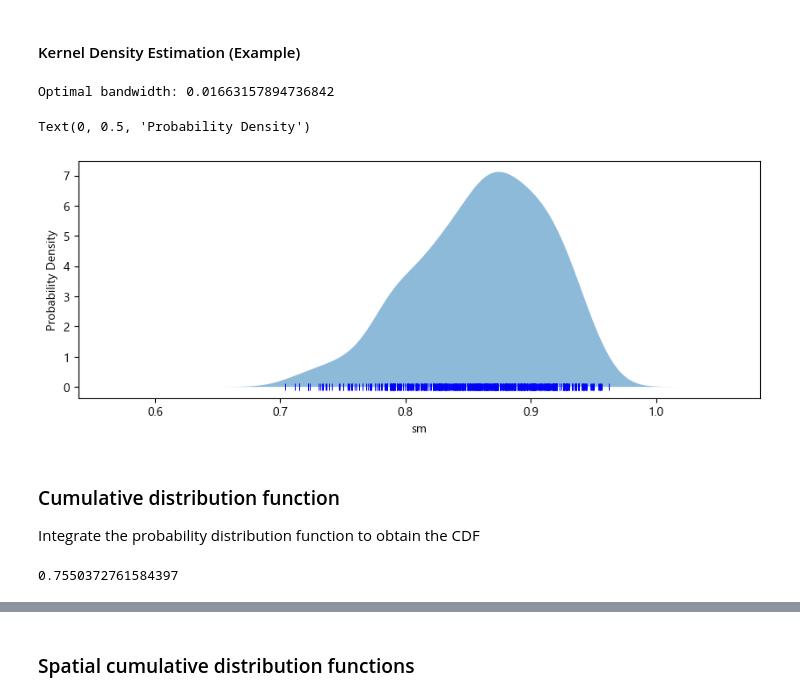
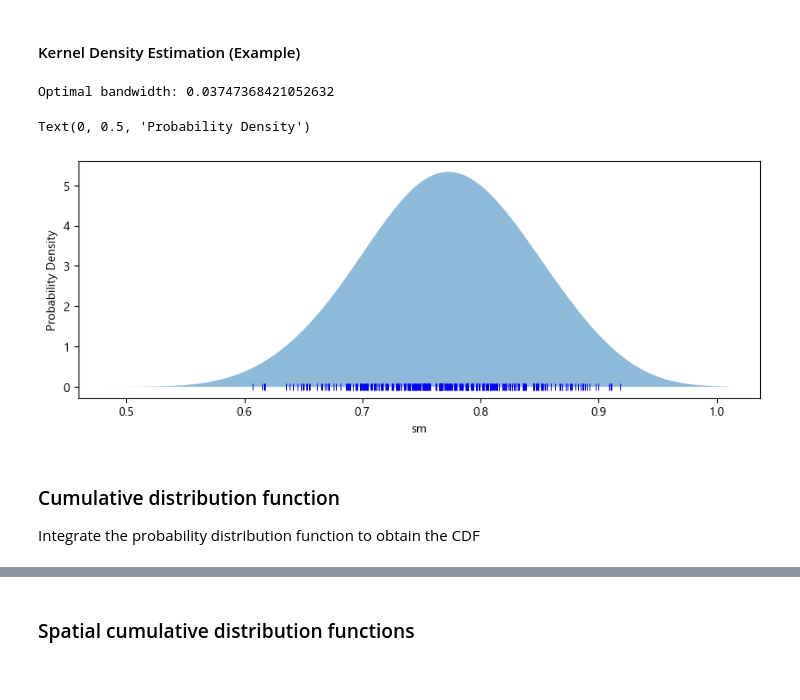
Before and after one commit to klekarkar/mHM_IO_dataprocessing, a Jupyter notebook: SoilMoistureIndex.ipynb, the cells around one changed output, grey strips where cells are left out. Drawn from its saved outputs; the diff is of its cells as text; code cells hidden in the pictures.

```diff
--- a/SoilMoistureIndex.ipynb
+++ b/SoilMoistureIndex.ipynb
@@ -16,7 +16,7 @@ plt.rcParams['font.sans-serif'] = 'Segoe UI'
 # %% [markdown]
 ### Read data
 # %%
-mhm_fluxes = xr.open_dataset(r"W:\VUB\_main_research\mHM\mhm_outputs\mHM_Fluxes_States.nc")
+mhm_fluxes = xr.open_dataset(r"W:\VUB\_main_research\mHM\mhm_outputs\mhm_RMI\mHM_Fluxes_States.nc")
 
 #shapefile mask
 be_shp = gpd.read_file(r"W:\VUB\_main_research\mHM\mhm_belgium\be_shp\be.shp")
@@ -23,8 +25,12 @@ be_shp = gpd.read_file(r"W:\VUB\_main_research\mHM\mhm_belgium\be_shp\be.shp")
 # %%
-be_data = clip_to_region(be_shp, mhm_fluxes)
+#be_data = clip_to_region(be_shp, mhm_fluxes)
+#use mhm fluxes greater than 0.3 at the first timestep as mask
+mask = mhm_fluxes['SM_L02'].isel(time=0)
+#mask the data
+mhm_mask = mask.where(mask > 0.7)*0 + 1
+#Apply mask to mhm fluxes
+be_data = mhm_fluxes.where(mhm_mask == 1)
 
 #resample to month ends
 #resample fluxes to month ends
 variables = ['SM_L01','SM_L02','SM_L03','SM_Lall','SWC_L01','SWC_L02','SWC_L03','recharge']
-
-mhm_fluxes_mon= be_data[variables].resample(time='ME').mean()
@@ -86,7 +96,7 @@ $h = \sigma * (\frac{4}{3n})^{-0.2}$
 # %%
 #GridSearchCV to find the optimal bandwidth
 #extract values
-soil_moisture = ts_df.values[:,1]
+soil_moisture = ts_df.values[:,0]
 # Define a range of bandwidths to test
 bandwidths =np.linspace(0.001, 0.1, 20)
 
@@ -104,35 +114,35 @@ print(f"Optimal bandwidth: {optimal_h}")
 
 # kernel density estimation
 kde = KernelDensity(bandwidth=optimal_h, kernel='gaussian')
 kde.fit(soil_moisture[:, None]) #fit the KDE model to the data
 
 #plot the kde
 x = np.linspace(soil_moisture.min() * 0.8, soil_moisture.max() * 1.1, 1000)
 #x used for evaluating the kernel density estimation (KDE) does not have to be the same as the original data points.
 #  Instead, x is typically chosen as a smooth, evenly spaced range of values that covers the domain of the data.
 #  This ensures that the KDE curve is displayed smoothly over the range of interest.
 # x is for the visualization of the KDE, not for determining the underlying probabilities of your data
 
 #evaluate the KDE at the x values
 #range of soil moisture values
 logprob = kde.score_samples(x[:, None]) #log of the probability density function
 
 #probability density function
 prob_density = np.exp(logprob)
 
 #////////////////////////////////////////////////////////////////////////////////////////////////////////////////////////
 
 #plot the KDE
 fig, ax = plt.subplots(figsize=(10, 3.5))
 plt.fill_between(x, prob_density, alpha=0.5)
 #plot vertical lines (|) representing the soil moisture values, with height equal to -0.01
 plt.plot(soil_moisture, np.full_like(soil_moisture, -0.01), '|b', markeredgewidth=0.7)
 plt.xlabel('sm')
 plt.ylabel('Probability Density')
 # %% [output]
-Optimal bandwidth: 0.01663157894736842
+Optimal bandwidth: 0.03747368421052632
 Text(0, 0.5, 'Probability Density')
-[figure, old version]
+[figure, new version]
 # %% [markdown]
 ### Cumulative distribution function
 
@@ -147,8 +157,6 @@ cdf_071 = np.interp(0.732, x, cdf)
 #calculate the sm value corresponding to 0.2 cumulative probability
 sm_02 = np.interp(0.2, cdf, x)
 sm_02
-# %% [output]
-0.7550372761584397
 # %%
 # Plot the PDF and CDF
 plt.figure(figsize=(12, 4))
```
Also changed, not shown: parts of 29 cells of this notebook, 4 other files.
